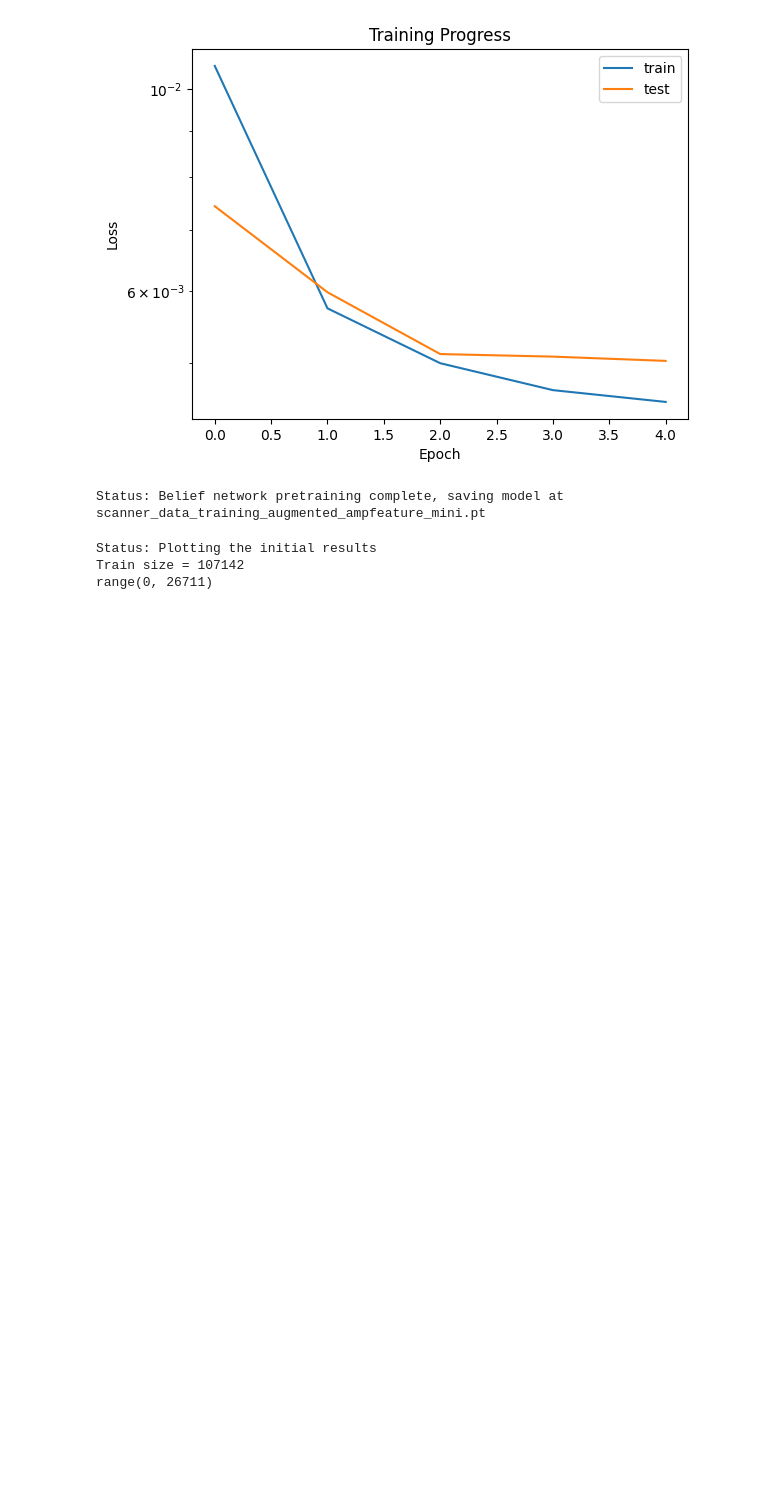
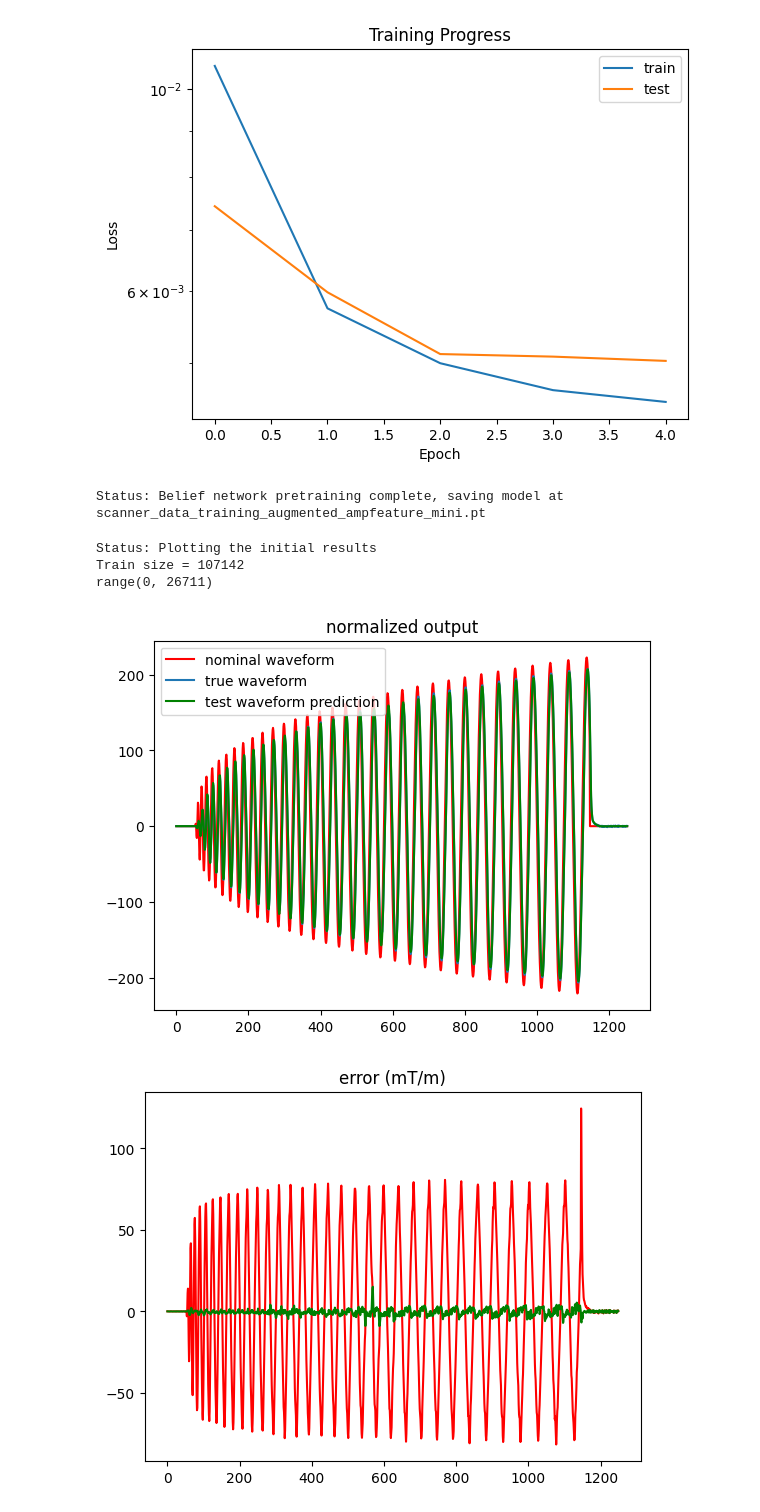
Before and after one commit to jonbmartin/Gradient-Waveform-Errors-Demos, a Jupyter notebook: Ex3_Neural_Network.ipynb, the cells around one changed output. Cells and saved outputs as stored; diff of their text form; code cells hidden in the pictures; blank space fills up the shorter version.

```diff
--- a/Ex3_Neural_Network.ipynb
+++ b/Ex3_Neural_Network.ipynb
@@ -37,6 +37,8 @@ random.seed(seed)
 np.random.seed(seed)
 # %%
 # import data
+save_checkpoint_flag = False
+
 data = sio.loadmat('Gradient-Waveform-Errors-Demos/data/all_ideal_waveforms_normalized.mat')
 g_ideal_m = np.squeeze(data['ideal'])
 
@@ -101,7 +99,6 @@ belief_training_buffer = BeliefWindowBuffer(obs_space, act_space,
 # %% [output]
 Device to be used = cuda
 # %%
-
 # Loading the NORMALIZED data with feature scale
 if axis == 'ax':
     file = 'Gradient-Waveform-Errors-Demos/data/scanner_data_gax_trainandtest_0424.csv'
@@ -130,7 +127,7 @@ data_normalized_flag = True
 if pretrain_belief_network:
 
     print("Status: Pretraining the belief model")
-    train_test_split = 0.8 #0.7603
+    train_test_split = 0.8
     train_size = int(len(belief_training_buffer.observed_error_v) * train_test_split)
     print(f'Train size = {train_size}' )
     X_train, X_test, y_train, y_test = belief_training_buffer.return_X_Y_train_test(train_test_split=train_test_split,
@@ -147,7 +144,7 @@ if pretrain_belief_network:
     X_train = X_train.transpose(1, 2)
     X_test = X_test.transpose(1, 2)
 
-    # should be: [number of examples, data dimension, timeseries length (features)]
+    # should be: [number of examples, data dimension, timeseries length]
     print(f'size of x train data = {X_train.size()}')
     print(f'size of y train data = {y_train.size()}')
     print(f'size of x test data = {X_test.size()}')
@@ -164,15 +161,18 @@ if pretrain_belief_network:
     belief_model, test_cost, best_params = train_and_test_belief_network(n_epochs, belief_model, loss_fn, optimizer, loader,
                                             X_train, X_test, y_train, y_test, device=device)
 
+    # a little cleanup
     del X_train, X_test, y_train, y_test, loader
     torch.cuda.empty_cache()
-    print(f"Status: Belief network pretraining complete, saving model at {belief_checkpoint_path}")
-    checkpoint = {
-        'epoch': n_epochs,
-        'state_dict': best_params,
-        'optimizer': optimizer.state_dict()
-    }
-    save_checkpoint(checkpoint, belief_checkpoint_path)
+
+    if save_checkpoint_flag:
+      print(f"Status: Belief network pretraining complete, saving model at {belief_checkpoint_path}")
+      checkpoint = {
+          'epoch': n_epochs,
+          'state_dict': best_params,
+          'optimizer': optimizer.state_dict()
+      }
+      save_checkpoint(checkpoint, belief_checkpoint_path)
 # %% [output]
 loading training/testing data from: Gradient-Waveform-Errors-Demos/data/scanner_data_augmented_amp_feature_normalized.csv
 [figure]
@@ -247,15 +226,29 @@ Status: Plotting the initial results
 Train size = 107142
 range(0, 26711)
 # %%
-min_idx = 125_000
-max_idx = 130_000
+print("Status: Plotting a sample waveform")
 
+
+min_idx = 127_500
+max_idx = 128_750
+
+nominal_waveform_mTm = np.squeeze(collected_observations[:,0])*scale_factors*max_scale_mt_m
 observed_error_mTm = np.squeeze(observed_error_v)*scale_factors*max_scale_mt_m
-plt.plot(observed_error_mTm[min_idx:max_idx]) # this is the ground-truth error that we are trying to predict
 test_plot_mTm = np.squeeze(test_plot)*scale_factors*max_scale_mt_m
+
+plt.plot(nominal_waveform_mTm[min_idx:max_idx], c='r')
+plt.plot(observed_error_mTm[min_idx:max_idx]) # this is the ground-truth waveform that we are trying to predict
 plt.plot(test_plot_mTm[min_idx:max_idx], c='g')
 # plt.plot(scale_factors*max_scale_mt_m)
 # plt.xlim(305_000,310_000)
 plt.title('normalized output')
-plt.legend(['true waveform','test waveform prediction'])
+plt.legend(['nominal waveform','true waveform','test waveform prediction'])
 plt.show()
+
+plt.plot(observed_error_mTm[min_idx:max_idx]-nominal_waveform_mTm[min_idx:max_idx], c='r')
+plt.plot(observed_error_mTm[min_idx:max_idx]-test_plot_mTm[min_idx:max_idx], c='g')
+plt.title('error (mT/m)')
+plt.show()
+# %% [output]
+[figure, added]
+[figure, added]
```
Also changed, not shown: parts of 3 cells of this notebook.
